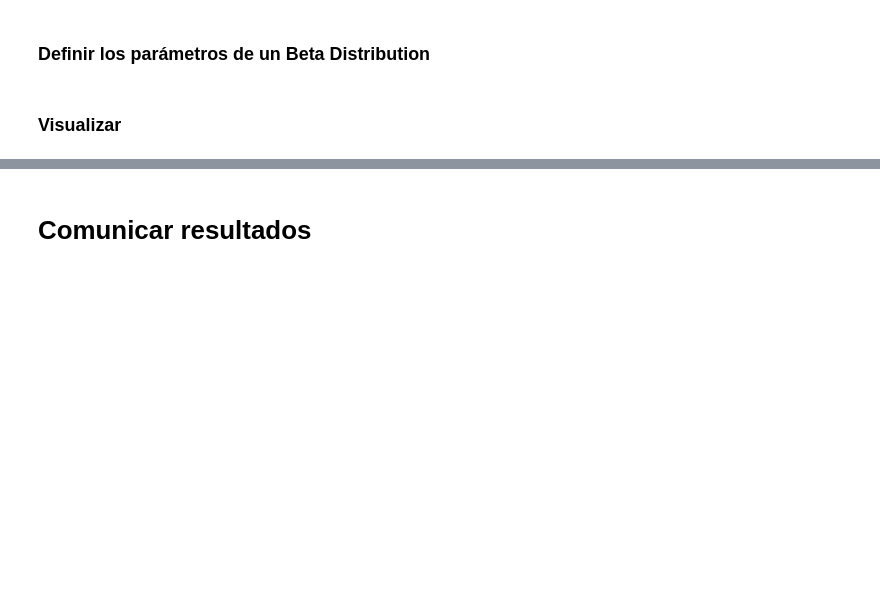
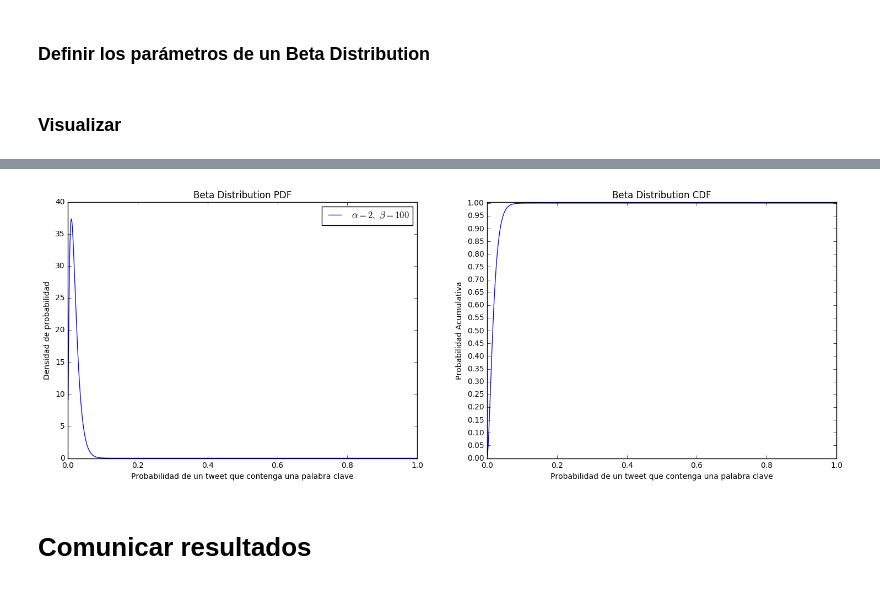
Before and after one commit to MiguhRuiz/Data-Science, a Jupyter notebook: twitter-yo/inferencia-twitter.ipynb, the cells around one changed output, grey strips where cells are left out. Cells and saved outputs as stored; diff of their text form; code cells hidden in the pictures; blank space fills up the shorter version.

```diff
--- a/twitter-yo/inferencia-twitter.ipynb
+++ b/twitter-yo/inferencia-twitter.ipynb
@@ -43,4 +54,9 @@ streaming_api.filter(locations=SPAIN_GEO_LOCATION_BOUNDING_BOX)
 # %% [markdown]
 ### Aplicar las funciones
+# %%
+cleaned_tweets = list(finite_stream_listener.tweets)
+
+for cleaning_function in [make_lowercase, remove_diacritics, remove_non_alpha_characters]:
+    cleaned_tweets = [cleaning_function(tweet) for tweet in cleaned_tweets]
 # %% [markdown]
 # Dormir con tus datos
@@ -47,2 +66,4 @@ streaming_api.filter(locations=SPAIN_GEO_LOCATION_BOUNDING_BOX)
+# %%
+KEYWORD = "yo"
 # %% [markdown]
 ### Primeros 10 tweets
@@ -49,2 +83,5 @@ streaming_api.filter(locations=SPAIN_GEO_LOCATION_BOUNDING_BOX)
 # %% [markdown]
 ### ¿Cuantas veces aparece la palabra clave?
+# %%
+number_of_occurences = sum(KEYWORD in tweet for tweet in cleaned_tweets)
+print('Nuestra palabra clave aparece {} veces.').format(number_of_occurences)
@@ -59,9 +125,44 @@ streaming_api.filter(locations=SPAIN_GEO_LOCATION_BOUNDING_BOX)
 # %% [markdown]
 ### Definir los parámetros de un Beta Distribution
+# %%
+alpha = 1 + number_of_occurences
+beta = 1 + (NUMBER_OF_TWEETS -  number_of_occurences)
+
+x_values = np.linspace(0, 1, 1002)[1:-1]
+pdf_y_values = beta_distribution(alpha, beta).pdf(x_values)
+cdf_y_values = np.cumsum(pdf_y_values) / np.sum(pdf_y_values)
 # %% [markdown]
 ### Visualizar
 # %% [markdown]
 ![](http://i.imgur.com/mj059cS.png)
+# %%
+plt.figure(figsize=(18,6))
+
+#PDF
+plt.subplot(121)
+plt.plot(x_values, pdf_y_values, label=(r'$\alpha=%.lf,\ \beta=%.lf$' % (alpha, beta)))
+
+plt.xlim(0, 1)
+plt.xlabel('Probabilidad de un tweet que contenga una palabra clave')
+plt.ylabel('Densidad de probabilidad')
+plt.title('Beta Distribution PDF')
+plt.legend(loc=1)
+
+
+#CDF
+plt.subplot(122)
+plt.plot(x_values, cdf_y_values)
+
+plt.xlim(0, 1)
+plt.ylim(0, 1.005)
+plt.yticks(np.linspace(0, 1, 21))
+plt.xlabel('Probabilidad de un tweet que contenga una palabra clave')
+plt.ylabel('Probabilidad Acumulativa')
+plt.title('Beta Distribution CDF')
+
+plt.show()
+# %% [output]
+[figure, added]
 # %% [markdown]
 # Comunicar resultados
 # %% [markdown]
```
Also changed, not shown: parts of 18 cells of this notebook.
